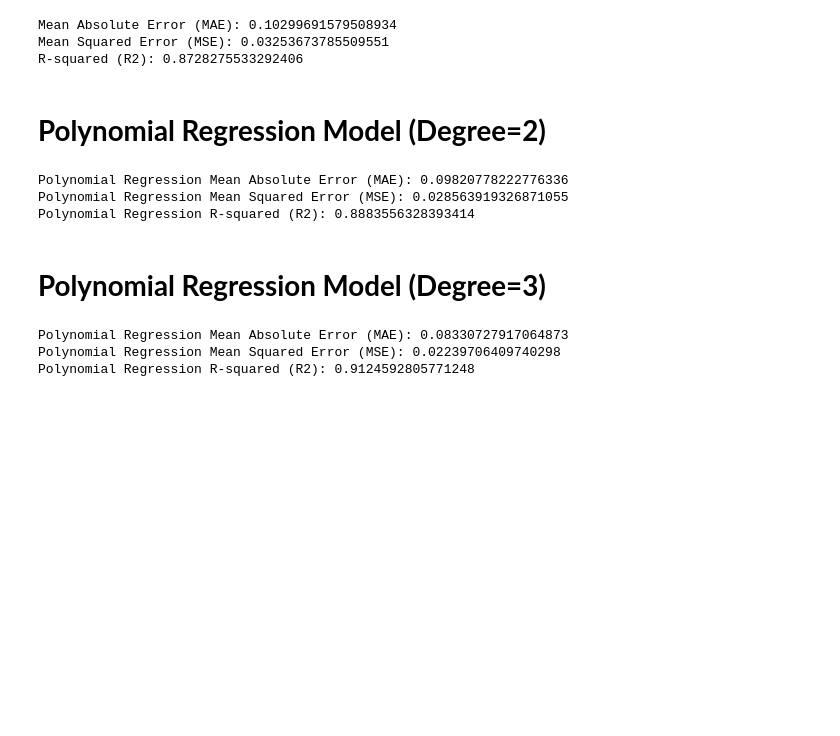
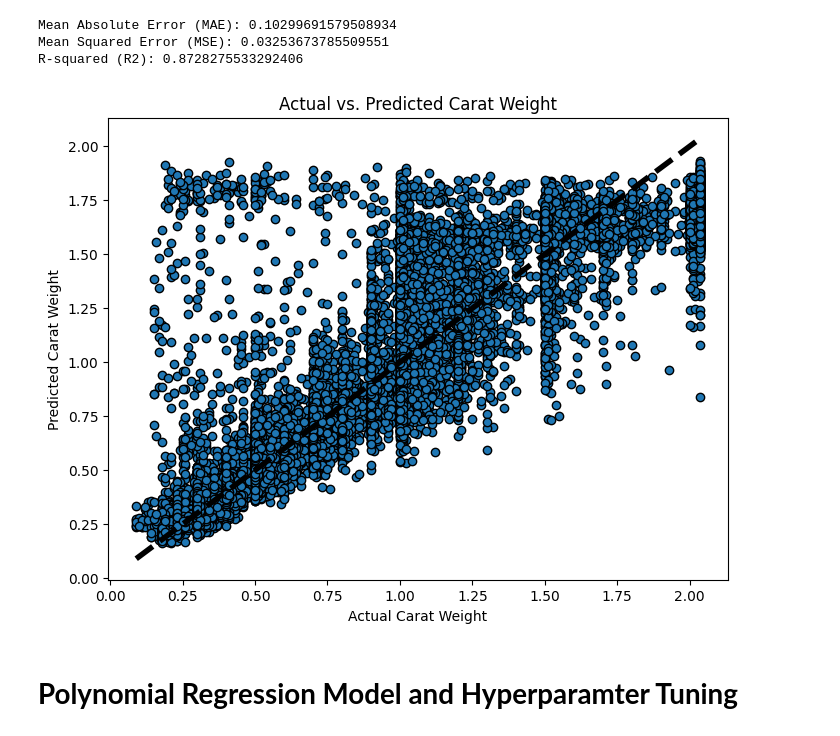
Before and after one commit to 202218031/DM_Project_1, a Jupyter notebook: DM_CP1_202218031_T4.ipynb, the cells around one changed output. Cells and saved outputs as stored; diff of their text form; code cells hidden in the pictures; blank space fills up the shorter version.

```diff
--- a/DM_CP1_202218031_T4.ipynb
+++ b/DM_CP1_202218031_T4.ipynb
@@ -352,45 +354,15 @@ print(f"R-squared (R2): {r2}")
 Mean Absolute Error (MAE): 0.10299691579508934
 Mean Squared Error (MSE): 0.03253673785509551
 R-squared (R2): 0.8728275533292406
+# %%
+plt.figure(figsize=(8, 6))
+plt.scatter(y_test, y_pred, edgecolors=(0, 0, 0))
+plt.plot([y_test.min(), y_test.max()], [y_test.min(), y_test.max()], 'k--', lw=4)
+plt.xlabel('Actual Carat Weight')
+plt.ylabel('Predicted Carat Weight')
+plt.title('Actual vs. Predicted Carat Weight')
+plt.show()
+# %% [output]
+[figure, added]
 # %% [markdown]
-# **Polynomial Regression Model (Degree=2)**
+# **Polynomial Regression Model and Hyperparamter Tuning**
-# %%
-poly = PolynomialFeatures(degree=2)
-X_train_poly = poly.fit_transform(X_train_scaled)
-X_test_poly = poly.transform(X_test_scaled)
-
-poly_model = LinearRegression()
-poly_model.fit(X_train_poly, y_train)
-y_pred_poly = poly_model.predict(X_test_poly)
-mae_poly = mean_absolute_error(y_test, y_pred_poly)
-mse_poly = mean_squared_error(y_test, y_pred_poly)
-r2_poly = r2_score(y_test, y_pred_poly)
-
-print(f"Polynomial Regression Mean Absolute Error (MAE): {mae_poly}")
-print(f"Polynomial Regression Mean Squared Error (MSE): {mse_poly}")
-print(f"Polynomial Regression R-squared (R2): {r2_poly}")
-# %% [output]
-Polynomial Regression Mean Absolute Error (MAE): 0.09820778222776336
-Polynomial Regression Mean Squared Error (MSE): 0.028563919326871055
-Polynomial Regression R-squared (R2): 0.8883556328393414
-# %% [markdown]
-# **Polynomial Regression Model (Degree=3)**
-# %%
-poly = PolynomialFeatures(degree=3)
-X_train_poly = poly.fit_transform(X_train_scaled)
-X_test_poly = poly.transform(X_test_scaled)
-
-poly_model = LinearRegression()
-poly_model.fit(X_train_poly, y_train)
-y_pred_poly = poly_model.predict(X_test_poly)
-mae_poly = mean_absolute_error(y_test, y_pred_poly)
-mse_poly = mean_squared_error(y_test, y_pred_poly)
-r2_poly = r2_score(y_test, y_pred_poly)
-
-print(f"Polynomial Regression Mean Absolute Error (MAE): {mae_poly}")
-print(f"Polynomial Regression Mean Squared Error (MSE): {mse_poly}")
-print(f"Polynomial Regression R-squared (R2): {r2_poly}")
-# %% [output]
-Polynomial Regression Mean Absolute Error (MAE): 0.08330727917064873
-Polynomial Regression Mean Squared Error (MSE): 0.02239706409740298
-Polynomial Regression R-squared (R2): 0.9124592805771248
```
Also changed, not shown: parts of 2 cells of this notebook.
